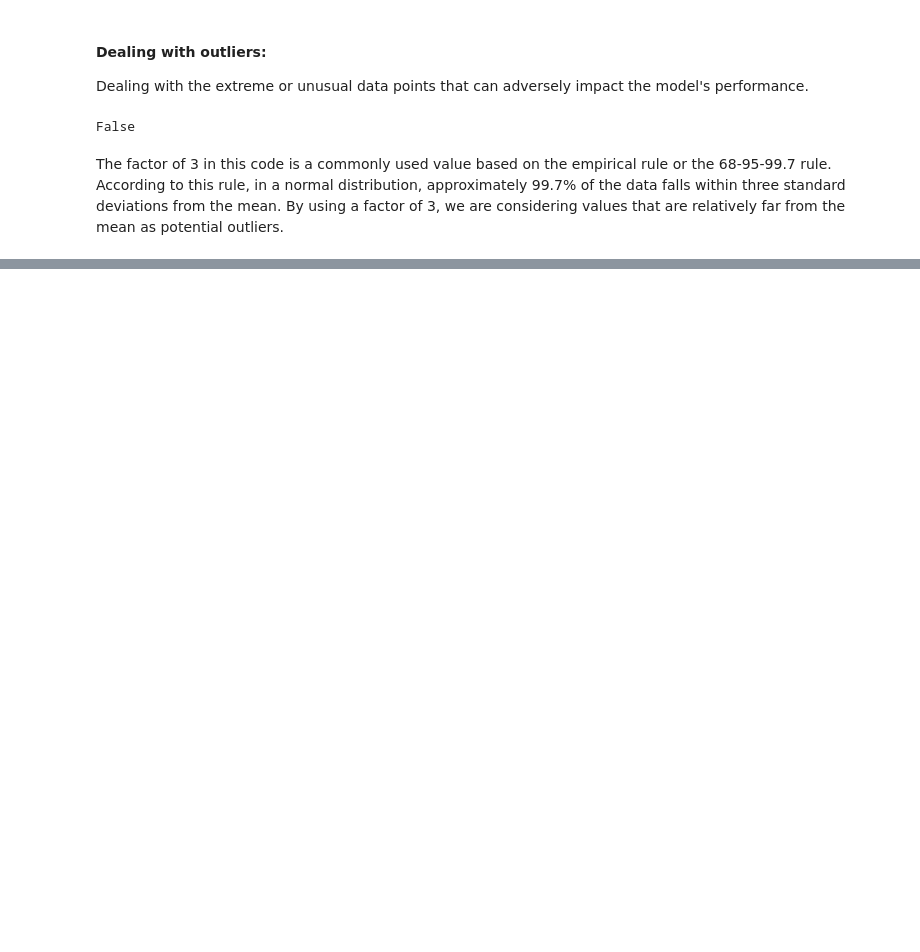
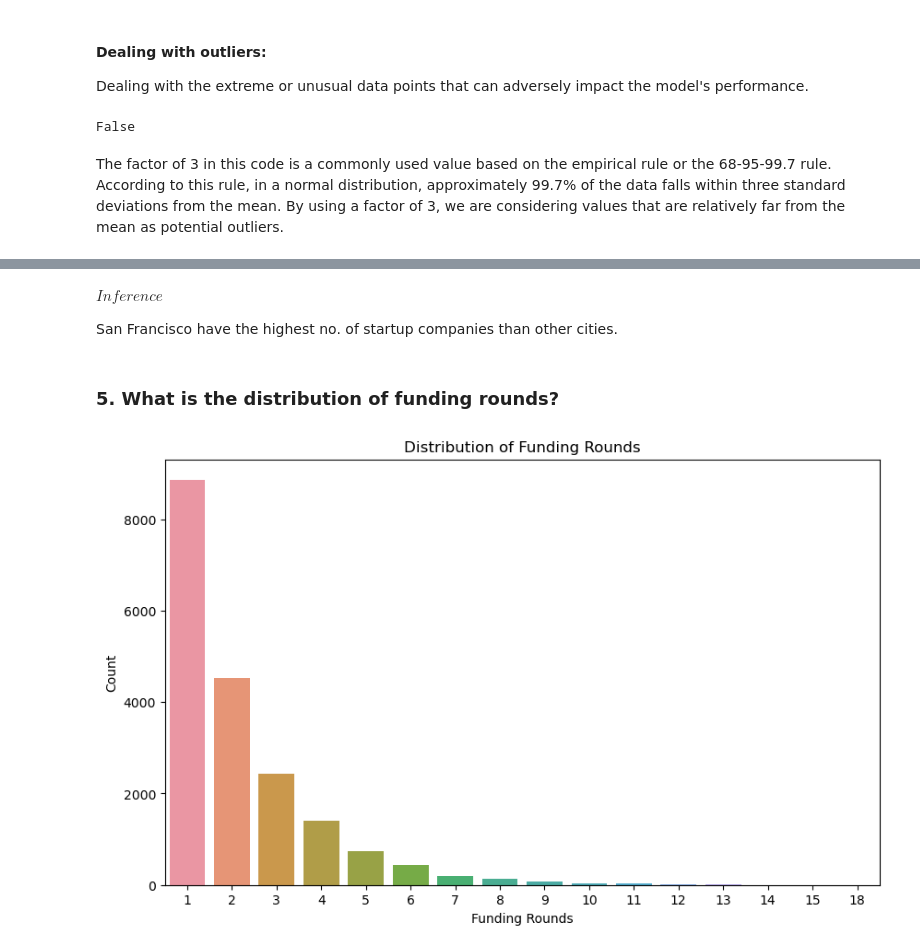
Before and after one commit to FirenziaF/STARTUP-FUNDING-ANALYSIS, a Jupyter notebook: notebook.ipynb, the cells around one changed output, grey strips where cells are left out. Cells and saved outputs as stored; diff of their text form; code cells hidden in the pictures; blank space fills up the shorter version.

```diff
--- a/notebook.ipynb
+++ b/notebook.ipynb
@@ -393,0 +479,26 @@ The factor of 3 in this code is a commonly used value based on the empirical rul
+# %% [markdown]
+$Inference$
+
+San Francisco have the highest no. of startup companies than other cities.
+# %% [markdown]
+### 5. What is the distribution of funding rounds?
+# %%
+# Create a figure with specified size
+plt.figure(figsize=(10, 6))
+
+# Create a countplot using seaborn
+sns.countplot(data=data, x='funding_rounds')
+
+# Set x-axis label
+plt.xlabel('Funding Rounds')
+
+# Set y-axis label
+plt.ylabel('Count')
+
+# Set plot title
+plt.title('Distribution of Funding Rounds')
+
+# Display the plot
+plt.show()
+# %% [output]
+[figure, added]
```
Also changed, not shown: parts of 27 cells of this notebook.
